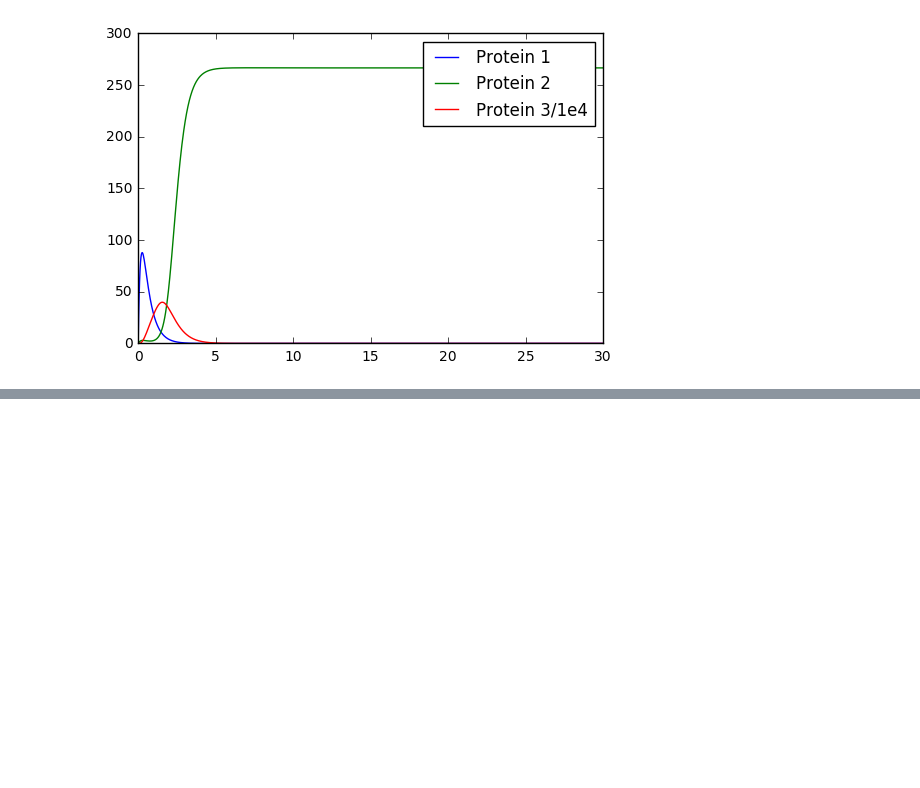
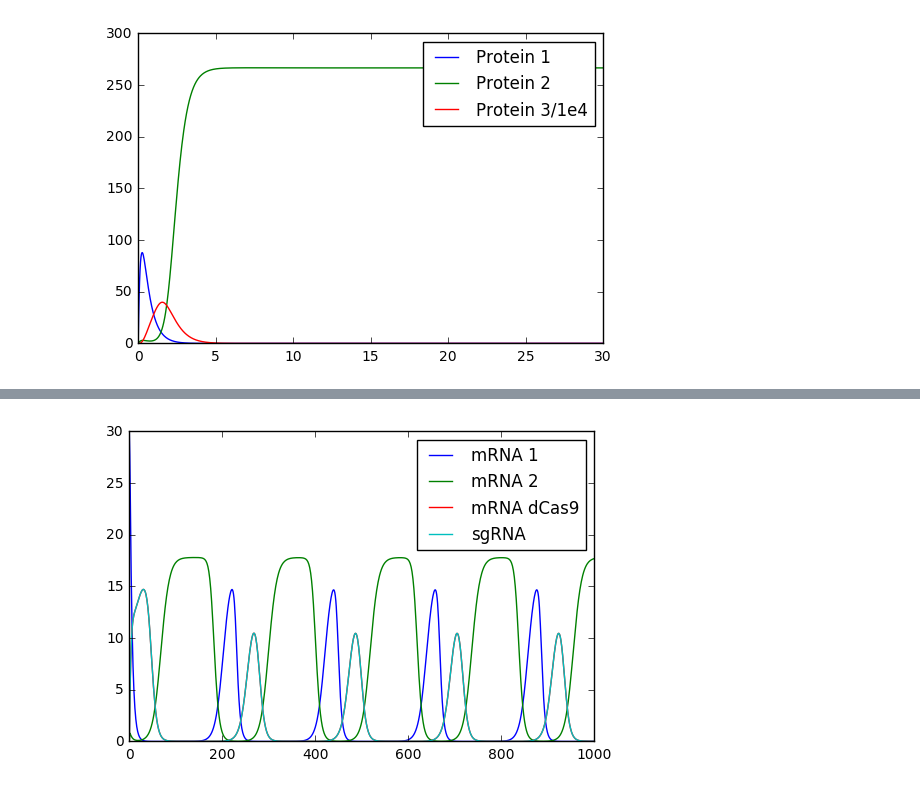
Before and after one commit to joagutierrez/CRISPR_OSCILLATOR, a Jupyter notebook: Maerkl-Repressilator.ipynb, the cells around one changed output, grey strips where cells are left out. Cells and saved outputs as stored; diff of their text form; code cells hidden in the pictures; blank space fills up the shorter version.

```diff
--- a/Maerkl-Repressilator.ipynb
+++ b/Maerkl-Repressilator.ipynb
@@ -165,0 +233,8 @@ plt.legend();
+# %%
+plt.plot(y[:,0],label='mRNA 1')
+plt.plot(y[:,1],label='mRNA 2')
+plt.plot(y[:,2],label='mRNA dCas9')
+plt.plot(y[:,7],label='sgRNA')
+plt.legend();
+# %% [output]
+[figure, added]
```
Also changed, not shown: parts of 12 cells of this notebook, 3 other files.
